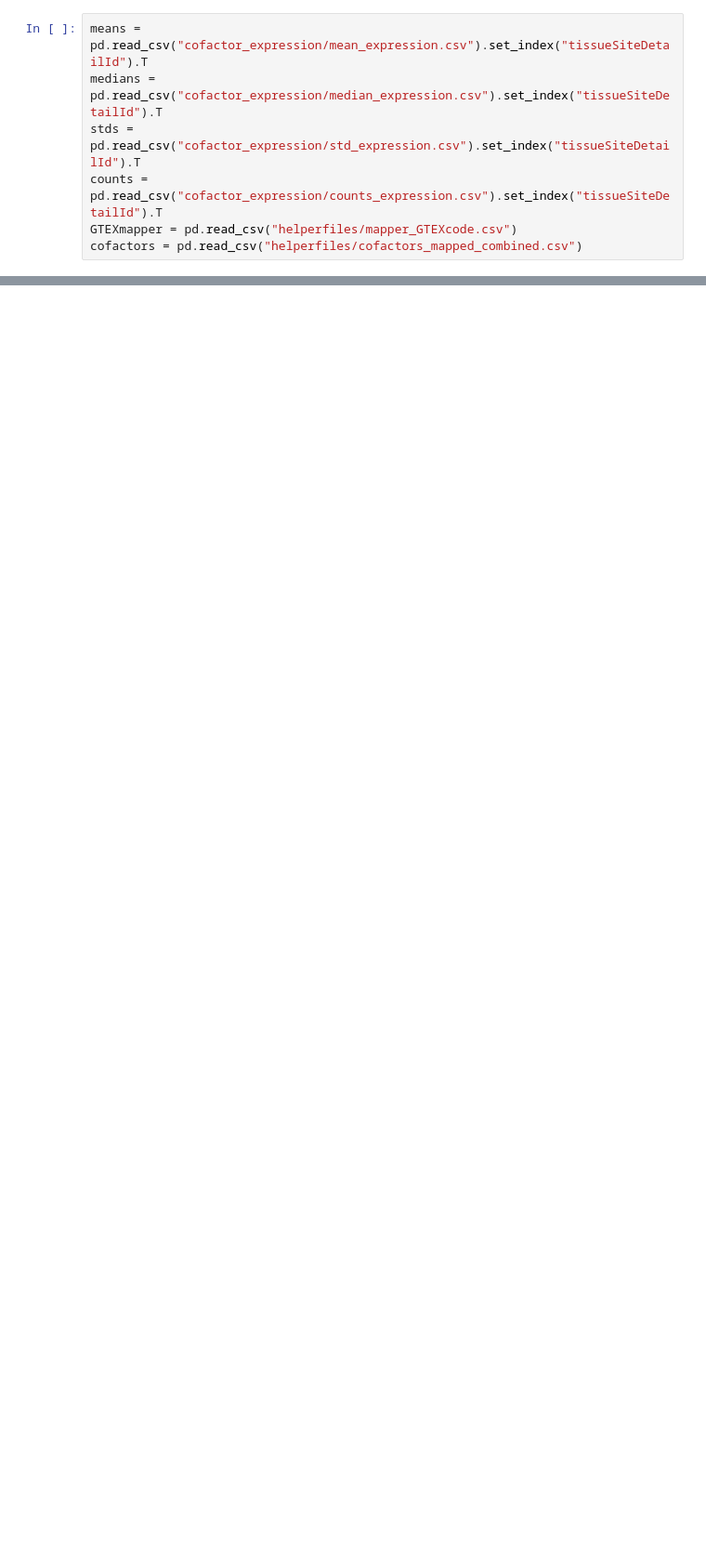
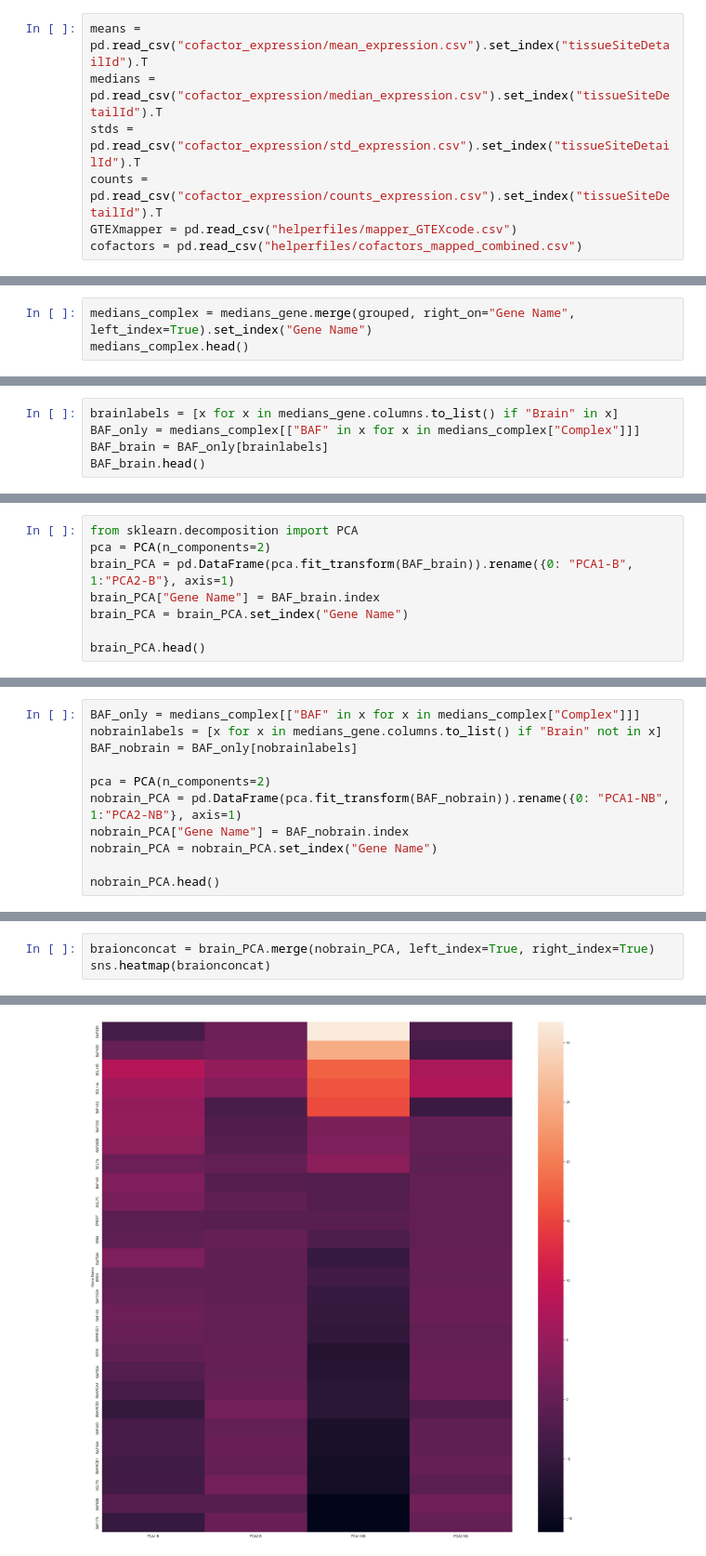
Before and after one commit to kinseylong/StallerRotation, a Jupyter notebook: cofactor_complexes/cofactor_analysis.ipynb, the cells around one changed output, grey strips where cells are left out. Shown at 93% size. Saved outputs shown, nothing was run; the diff lists cells and outputs as text; blank space fills up the shorter version.

Commit message:
heatmap and prelim BAF-brain

```diff
--- a/cofactor_complexes/cofactor_analysis.ipynb
+++ b/cofactor_complexes/cofactor_analysis.ipynb
@@ -119,0 +129,3 @@ sns.heatmap()
+# %%
+medians_complex = medians_gene.merge(grouped, right_on="Gene Name", left_index=True).set_index("Gene Name")
+medians_complex.head()
@@ -119,0 +143,5 @@ sns.heatmap()
+# %%
+brainlabels = [x for x in medians_gene.columns.to_list() if "Brain" in x]
+BAF_only = medians_complex[["BAF" in x for x in medians_complex["Complex"]]]
+BAF_brain = BAF_only[brainlabels]
+BAF_brain.head()
@@ -119,0 +156,8 @@ sns.heatmap()
+# %%
+from sklearn.decomposition import PCA
+pca = PCA(n_components=2)
+brain_PCA = pd.DataFrame(pca.fit_transform(BAF_brain)).rename({0: "PCA1-B", 1:"PCA2-B"}, axis=1)
+brain_PCA["Gene Name"] = BAF_brain.index
+brain_PCA = brain_PCA.set_index("Gene Name")
+
+brain_PCA.head()
@@ -119,0 +172,11 @@ sns.heatmap()
+# %%
+BAF_only = medians_complex[["BAF" in x for x in medians_complex["Complex"]]]
+nobrainlabels = [x for x in medians_gene.columns.to_list() if "Brain" not in x]
+BAF_nobrain = BAF_only[nobrainlabels]
+
+pca = PCA(n_components=2)
+nobrain_PCA = pd.DataFrame(pca.fit_transform(BAF_nobrain)).rename({0: "PCA1-NB", 1:"PCA2-NB"}, axis=1)
+nobrain_PCA["Gene Name"] = BAF_nobrain.index
+nobrain_PCA = nobrain_PCA.set_index("Gene Name")
+
+nobrain_PCA.head()
@@ -119,0 +191,4 @@ sns.heatmap()
+# %%
+braionconcat = brain_PCA.merge(nobrain_PCA, left_index=True, right_index=True)
+sns.heatmap(braionconcat)
+# %% [output]
@@ -119,0 +196 @@ sns.heatmap()
+[figure, added]
```
Also changed, not shown: parts of 16 cells of this notebook, 1 other file.
